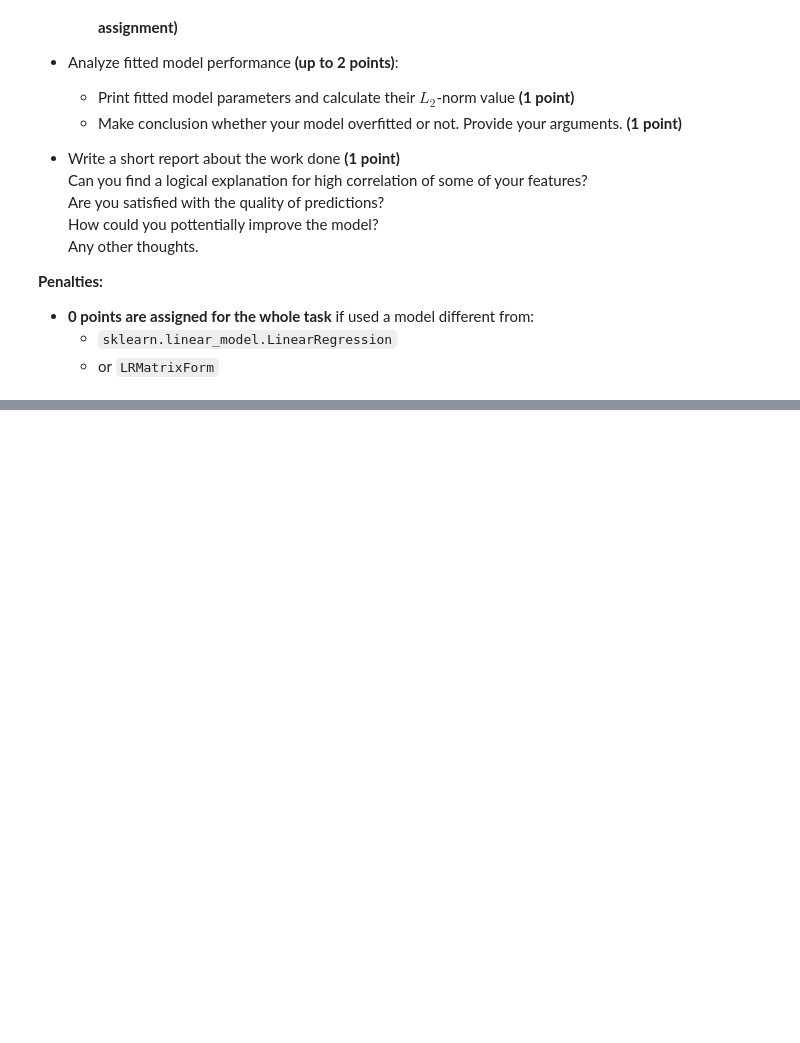
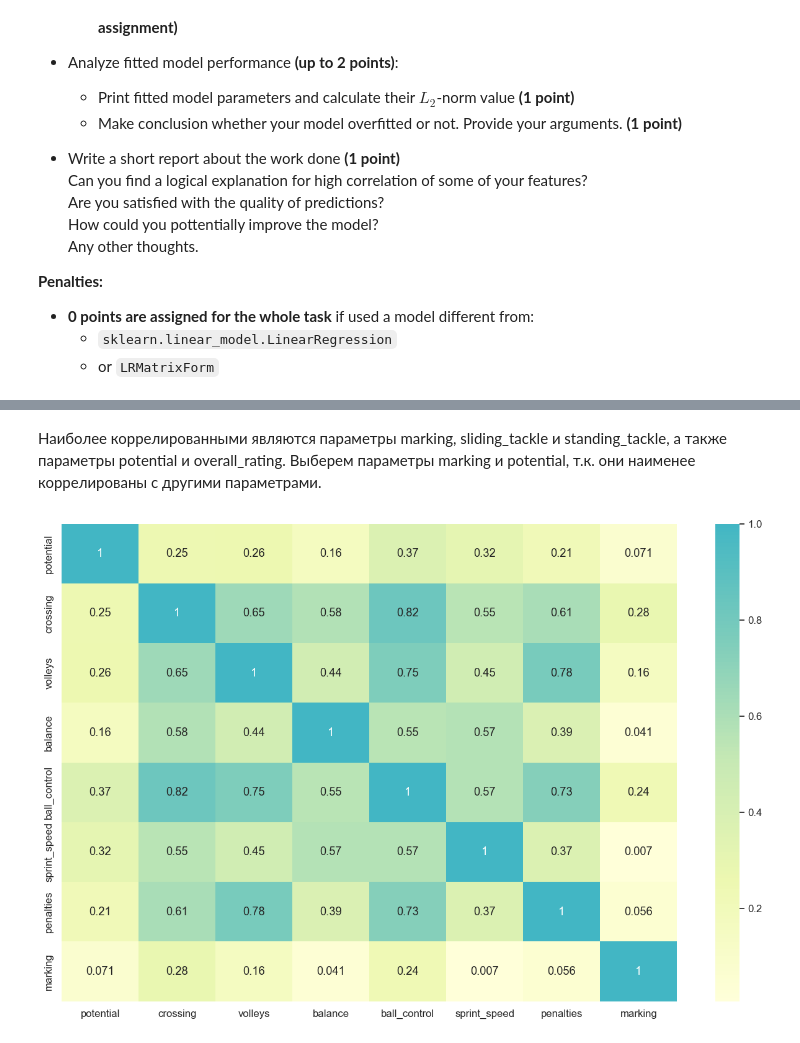
Before and after one commit to kri1mka/ml-intro, a Jupyter notebook: 3_linear_regression/linear_regression.ipynb, the cells around one changed output, grey strips where cells are left out. Saved outputs shown, nothing was run; the diff lists cells and outputs as text; code cells hidden in the pictures; blank space fills up the shorter version.

```diff
--- a/3_linear_regression/linear_regression.ipynb
+++ b/3_linear_regression/linear_regression.ipynb
@@ -1520,0 +1685,13 @@ Steps you need to follow:
+# %% [markdown]
+Наиболее коррелированными являются параметры marking, sliding_tackle и standing_tackle, а также параметры potential и overall_rating.
+Выберем параметры marking и potential, т.к. они наименее коррелированы с другими параметрами.
+# %%
+target = 'agility'
+features = ['potential', 'crossing', 'volleys', 'balance', 'ball_control', 'sprint_speed', 'penalties', 'marking']
+x_train, y_train, x_test, y_test = get_train_test_data(features, target)
+
+correlation_matrix = x_train.iloc[:].corr(method='pearson').abs()
+plt.figure(figsize=(16,10))
+sns.heatmap(data=correlation_matrix, annot=True, cmap='YlGnBu', center=True);
+# %% [output]
+[figure, added]
```
Also changed, not shown: parts of 41 cells of this notebook.
